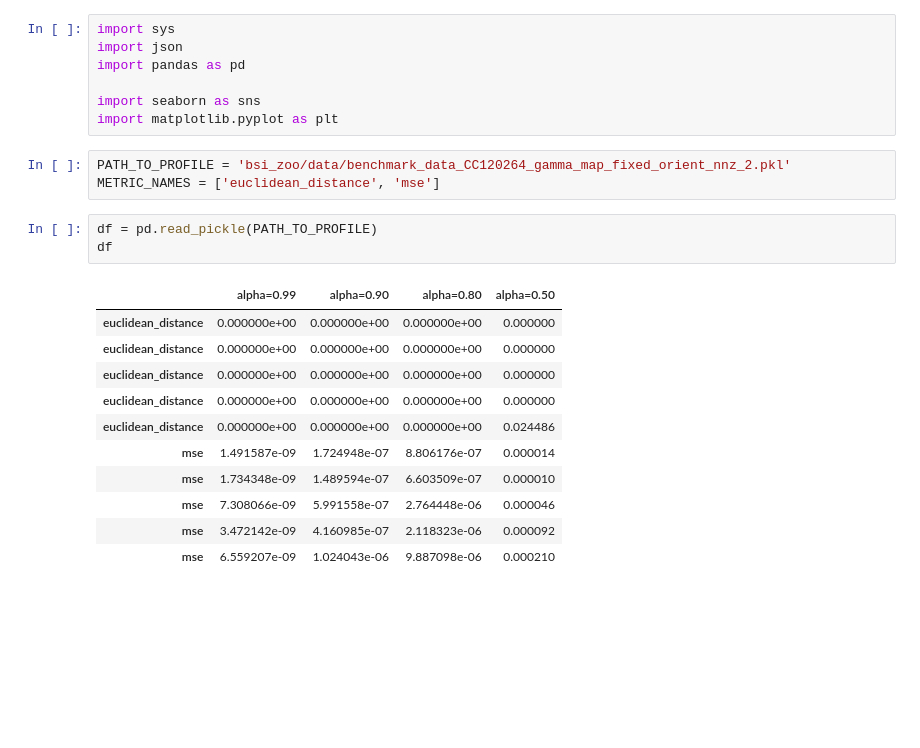
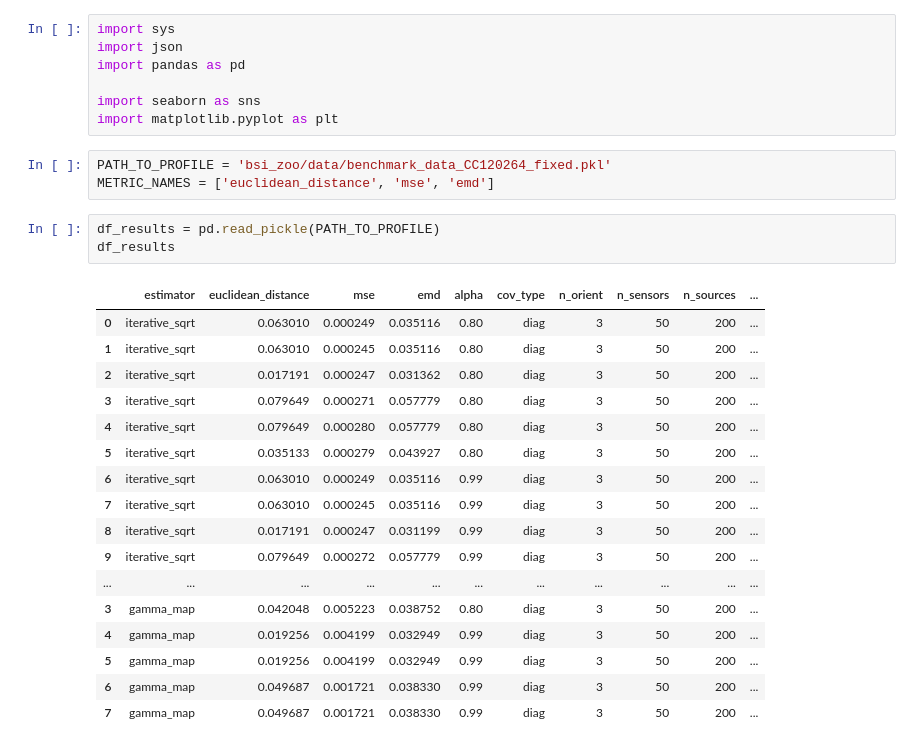
Before and after one commit to braindatalab/BSI-Zoo, a Jupyter notebook: plot_benchmark_metrics.ipynb, the cells around one changed output. Drawn from its saved outputs; the diff is of its cells as text; blank space fills up the shorter version.

```diff
--- a/plot_benchmark_metrics.ipynb
+++ b/plot_benchmark_metrics.ipynb
@@ -6,20 +6,26 @@ import pandas as pd
 import seaborn as sns
 import matplotlib.pyplot as plt
 # %%
-PATH_TO_PROFILE = 'bsi_zoo/data/benchmark_data_CC120264_gamma_map_fixed_orient_nnz_2.pkl'
-METRIC_NAMES = ['euclidean_distance', 'mse']
+PATH_TO_PROFILE = 'bsi_zoo/data/benchmark_data_CC120264_fixed.pkl'
+METRIC_NAMES = ['euclidean_distance', 'mse', 'emd']
 # %%
-df = pd.read_pickle(PATH_TO_PROFILE)
-df
+df_results = pd.read_pickle(PATH_TO_PROFILE)
+df_results
 # %% [output]
-|  | alpha=0.99 | alpha=0.90 | alpha=0.80 | alpha=0.50 |
-| euclidean_distance | 0.000000e+00 | 0.000000e+00 | 0.000000e+00 | 0.000000 |
-| euclidean_distance | 0.000000e+00 | 0.000000e+00 | 0.000000e+00 | 0.000000 |
-| euclidean_distance | 0.000000e+00 | 0.000000e+00 | 0.000000e+00 | 0.000000 |
-| euclidean_distance | 0.000000e+00 | 0.000000e+00 | 0.000000e+00 | 0.000000 |
-| euclidean_distance | 0.000000e+00 | 0.000000e+00 | 0.000000e+00 | 0.024486 |
-| mse | 1.491587e-09 | 1.724948e-07 | 8.806176e-07 | 0.000014 |
-| mse | 1.734348e-09 | 1.489594e-07 | 6.603509e-07 | 0.000010 |
-| mse | 7.308066e-09 | 5.991558e-07 | 2.764448e-06 | 0.000046 |
-| mse | 3.472142e-09 | 4.160985e-07 | 2.118323e-06 | 0.000092 |
-| mse | 6.559207e-09 | 1.024043e-06 | 9.887098e-06 | 0.000210 |
+|  | estimator | euclidean_distance | mse | emd | alpha | cov_type | n_orient | n_sensors | n_sources | ... |
+| 0 | iterative_sqrt | 0.063010 | 0.000249 | 0.035116 | 0.80 | diag | 3 | 50 | 200 | ... |
+| 1 | iterative_sqrt | 0.063010 | 0.000245 | 0.035116 | 0.80 | diag | 3 | 50 | 200 | ... |
+| 2 | iterative_sqrt | 0.017191 | 0.000247 | 0.031362 | 0.80 | diag | 3 | 50 | 200 | ... |
+| 3 | iterative_sqrt | 0.079649 | 0.000271 | 0.057779 | 0.80 | diag | 3 | 50 | 200 | ... |
+| 4 | iterative_sqrt | 0.079649 | 0.000280 | 0.057779 | 0.80 | diag | 3 | 50 | 200 | ... |
+| 5 | iterative_sqrt | 0.035133 | 0.000279 | 0.043927 | 0.80 | diag | 3 | 50 | 200 | ... |
+| 6 | iterative_sqrt | 0.063010 | 0.000249 | 0.035116 | 0.99 | diag | 3 | 50 | 200 | ... |
+| 7 | iterative_sqrt | 0.063010 | 0.000245 | 0.035116 | 0.99 | diag | 3 | 50 | 200 | ... |
+| 8 | iterative_sqrt | 0.017191 | 0.000247 | 0.031199 | 0.99 | diag | 3 | 50 | 200 | ... |
+| 9 | iterative_sqrt | 0.079649 | 0.000272 | 0.057779 | 0.99 | diag | 3 | 50 | 200 | ... |
+| ... | ... | ... | ... | ... | ... | ... | ... | ... | ... | ... |
+| 3 | gamma_map | 0.042048 | 0.005223 | 0.038752 | 0.80 | diag | 3 | 50 | 200 | ... |
+| 4 | gamma_map | 0.019256 | 0.004199 | 0.032949 | 0.99 | diag | 3 | 50 | 200 | ... |
+| 5 | gamma_map | 0.019256 | 0.004199 | 0.032949 | 0.99 | diag | 3 | 50 | 200 | ... |
+| 6 | gamma_map | 0.049687 | 0.001721 | 0.038330 | 0.99 | diag | 3 | 50 | 200 | ... |
+| 7 | gamma_map | 0.049687 | 0.001721 | 0.038330 | 0.99 | diag | 3 | 50 | 200 | ... |
```
Also changed, not shown: parts of 2 cells of this notebook, 1 other file.
